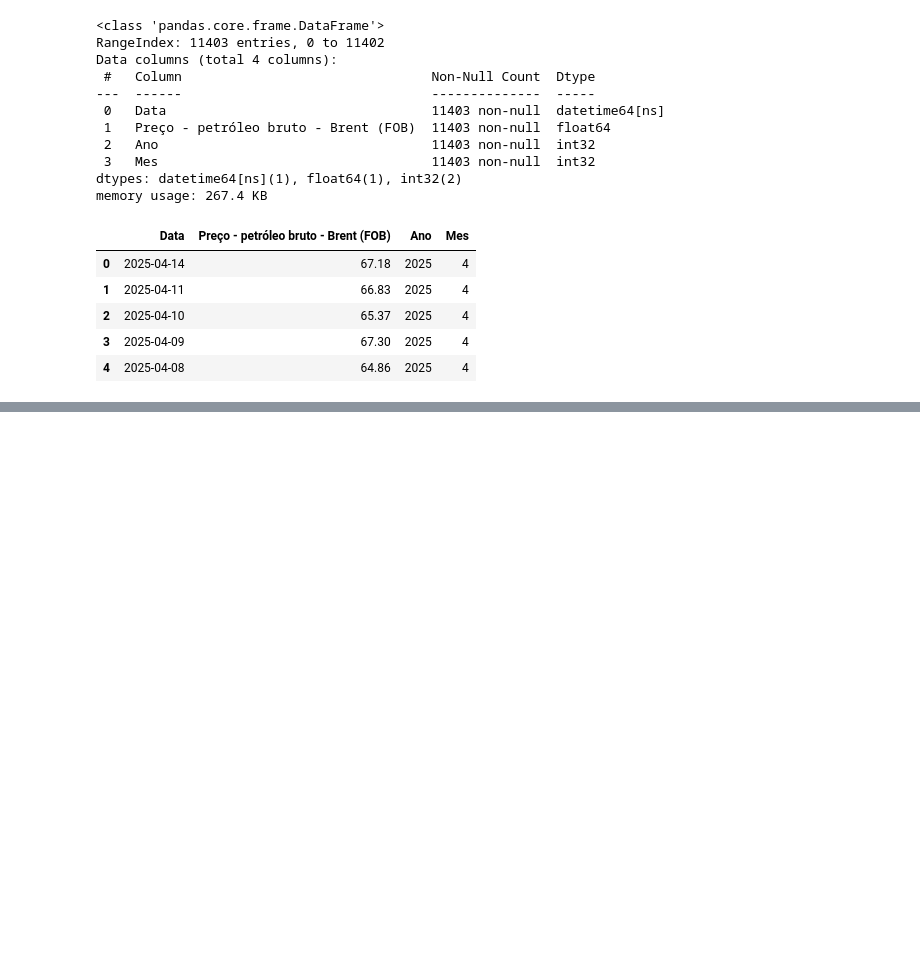
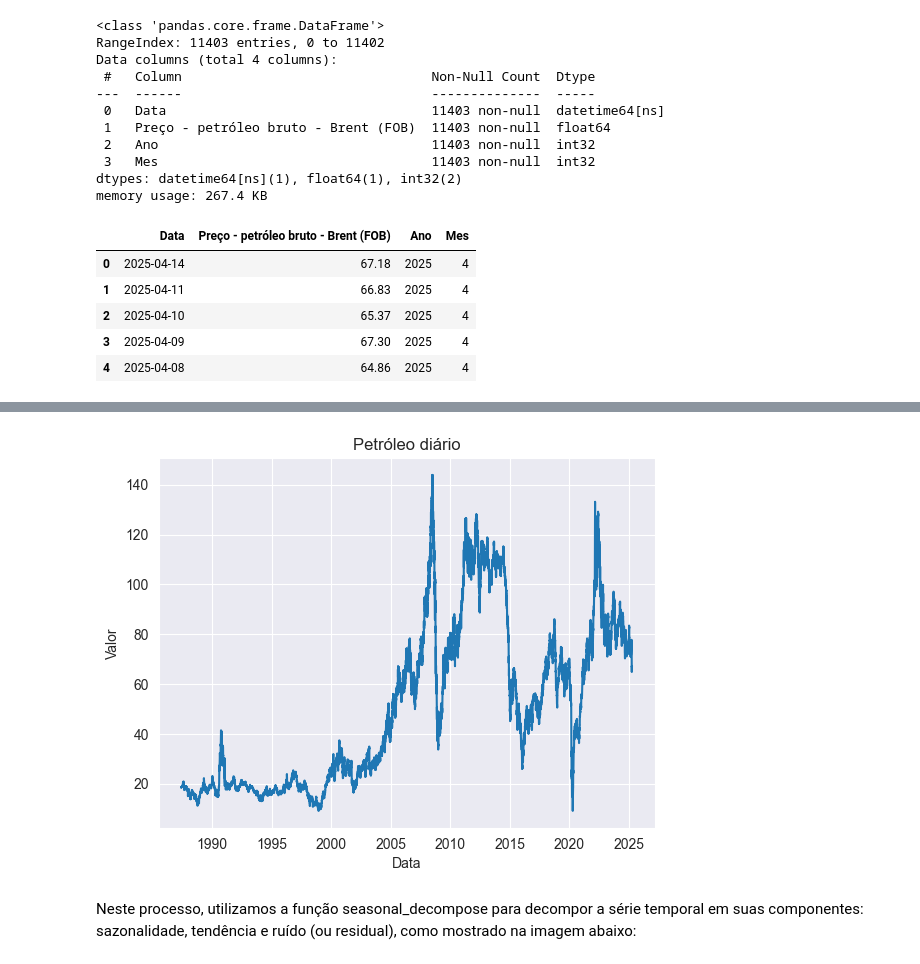
Before and after one commit to MichaelYuri/Brent-vision, a Jupyter notebook: notebooks/inicial.ipynb, the cells around one changed output, grey strips where cells are left out. Cells and saved outputs as stored; diff of their text form; code cells hidden in the pictures; blank space fills up the shorter version.

```diff
--- a/notebooks/inicial.ipynb
+++ b/notebooks/inicial.ipynb
@@ -264,0 +323,4 @@ AttributeError: 'function' object has no attribute 'head'
+# %%
+ipeadata_prev['unique_id'] = 'petroleo'
+# %%
+ipeadata_prev = ipeadata_prev.rename(columns={'Data': 'ds', 'preço': 'y'})
@@ -264,0 +336,5 @@ AttributeError: 'function' object has no attribute 'head'
+# %%
+df1 =  ipeadata_prev[['ds', 'y']]
+df1 = ipeadata_prev.set_index('ds')
+# %%
+sns.set_style('darkgrid')
@@ -264,0 +344,10 @@ AttributeError: 'function' object has no attribute 'head'
+# %%
+plt.plot(df1.index, df1["y"])
+plt.xlabel('Data')
+plt.ylabel('Valor')
+plt.title('Petróleo diário')
+plt.show()
+# %% [output]
+[figure, added]
+# %% [markdown]
+Neste processo, utilizamos a função seasonal_decompose para decompor a série temporal em suas componentes: sazonalidade, tendência e ruído (ou residual), como mostrado na imagem abaixo:
```
Also changed, not shown: parts of 37 cells of this notebook.
